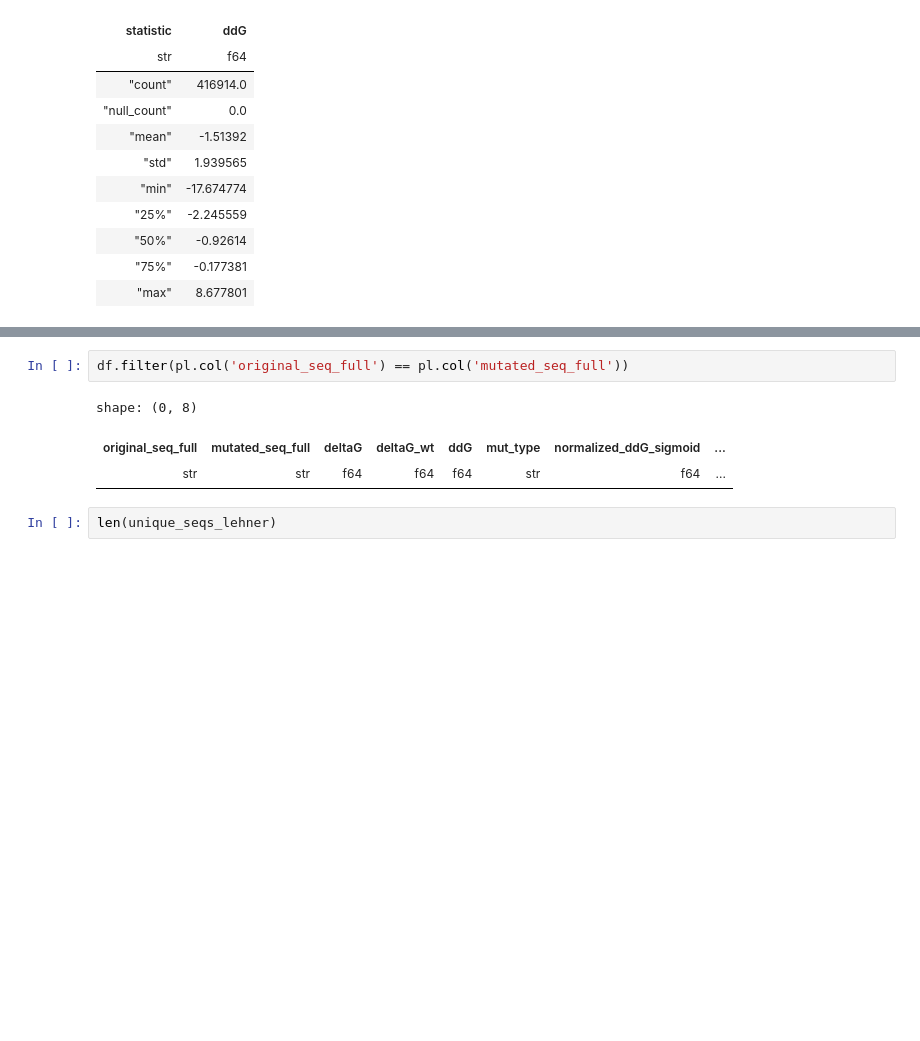
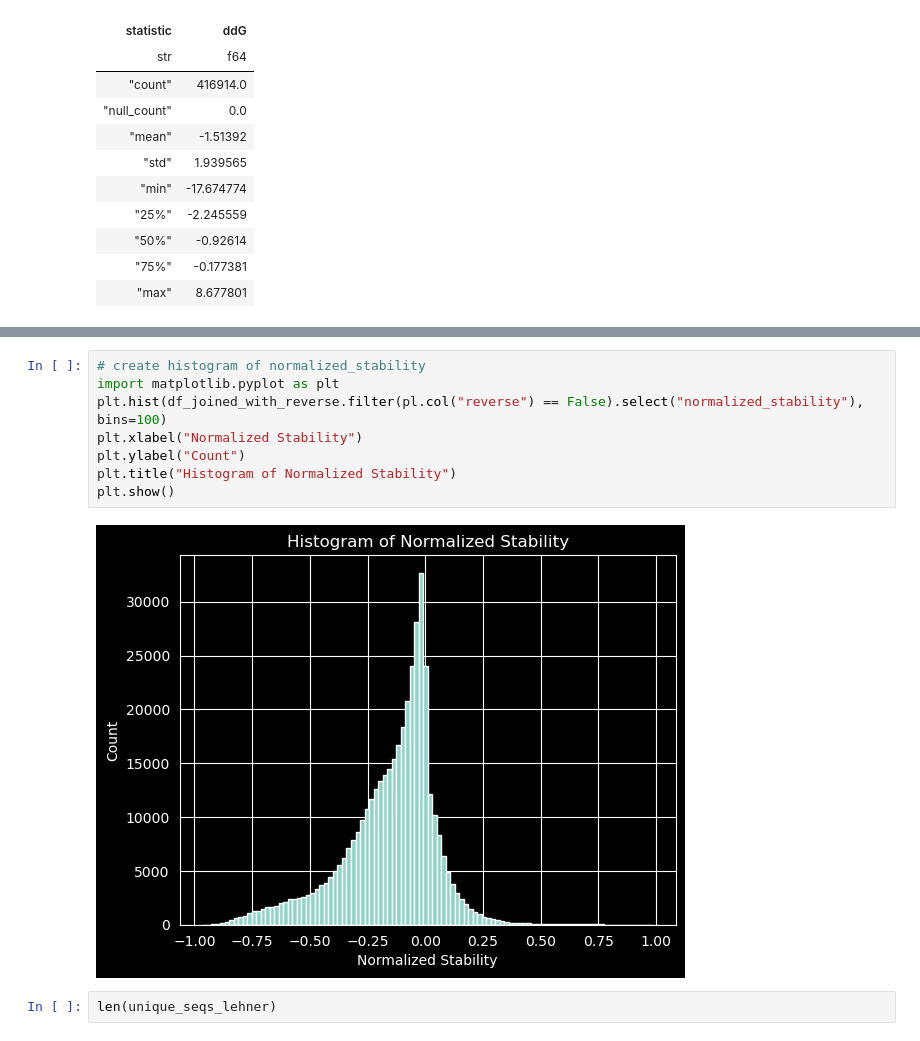
Before and after one commit to vlccek/Master_thesis-Prediction_protein_stability, a Jupyter notebook: protbert/megascale_dataset_normalization.ipynb, the cells around one changed output, grey strips where cells are left out. Saved outputs shown, nothing was run; the diff lists cells and outputs as text; blank space fills up the shorter version.

```diff
--- a/protbert/megascale_dataset_normalization.ipynb
+++ b/protbert/megascale_dataset_normalization.ipynb
@@ -119,11 +119,15 @@ shape: (9, 2)
 | "75%" | -0.020396 |
 | "max" | 0.986593 |
 # %%
-df.filter(pl.col('original_seq_full') == pl.col('mutated_seq_full'))
+# create histogram of normalized_stability
+import matplotlib.pyplot as plt
+plt.hist(df_joined_with_reverse.filter(pl.col("reverse") == False).select("normalized_stability"), bins=100)
+plt.xlabel("Normalized Stability")
+plt.ylabel("Count")
+plt.title("Histogram of Normalized Stability")
+plt.show()
 # %% [output]
-shape: (0, 8)
-| original_seq_full | mutated_seq_full | deltaG | deltaG_wt | ddG | mut_type | normalized_ddG_sigmoid | ... |
-| str | str | f64 | f64 | f64 | str | f64 | ... |
+[figure, added]
 # %%
 len(unique_seqs_lehner)
 # %% [output]
```
Also changed, not shown: parts of 3 cells of this notebook, 8 other files.
